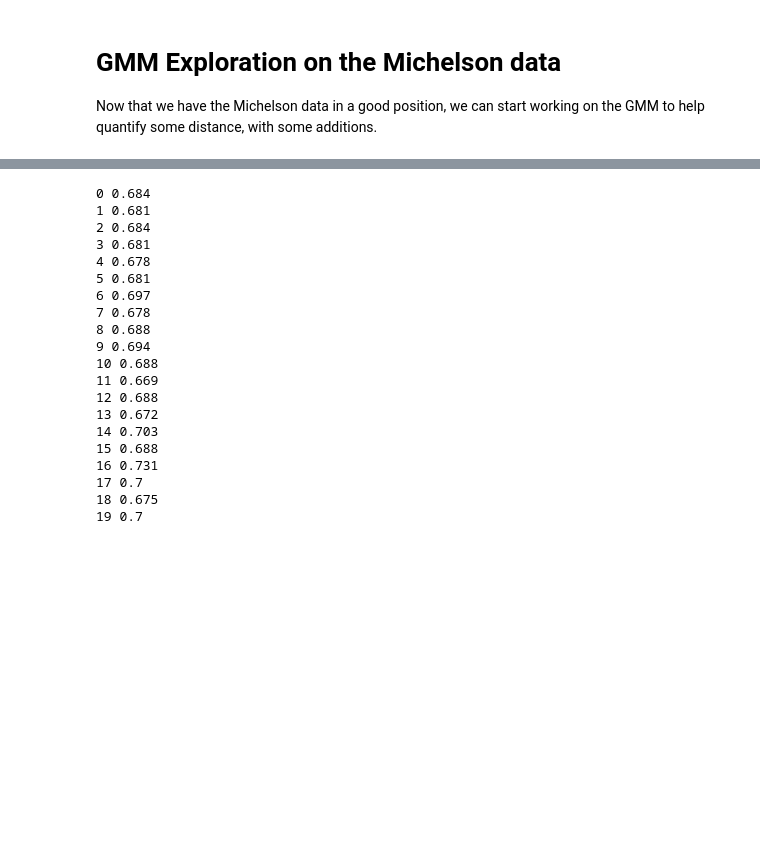
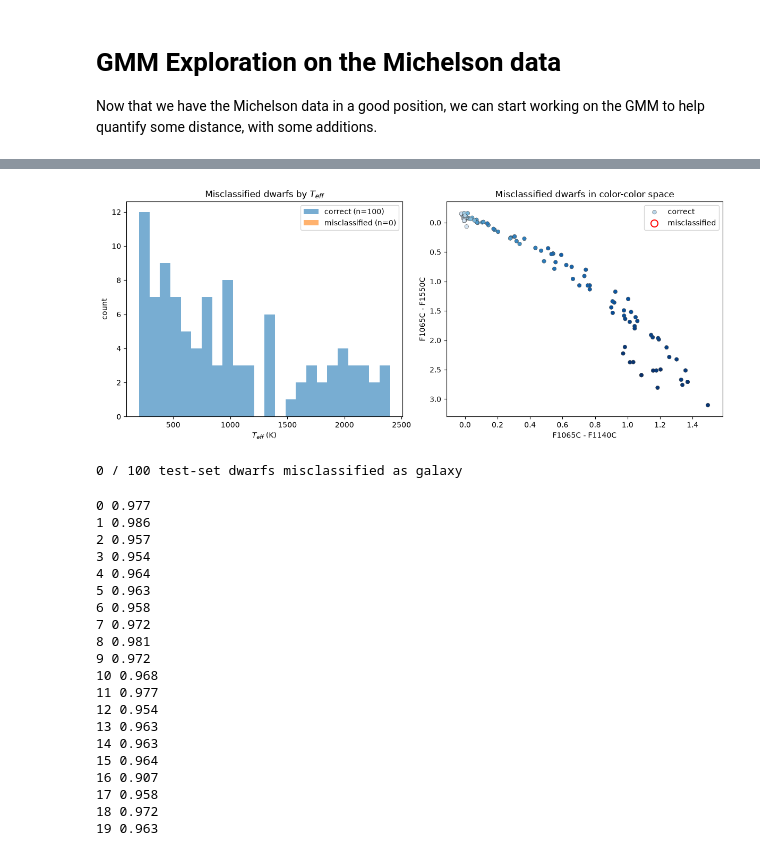
Before and after one commit to mitchell-foote/dwarfhunt, a Jupyter notebook: michelson-repro/michelson-gmm-exploration.ipynb, the cells around one changed output, grey strips where cells are left out. Cells and saved outputs as stored; diff of their text form; code cells hidden in the pictures; blank space fills up the shorter version.

```diff
--- a/michelson-repro/michelson-gmm-exploration.ipynb
+++ b/michelson-repro/michelson-gmm-exploration.ipynb
@@ -116,27 +160,63 @@ Balanced accuracy score: 0.6800
+# %%
+dwarf_mask = Y_test == 0
+correct_idx = idx_test[dwarf_mask & (pred_best == 0)]
+wrong_idx = idx_test[dwarf_mask & (pred_best != 0)]
+
+teff_correct = bobcat_planets["teff"][correct_idx]
+teff_wrong = bobcat_planets["teff"][wrong_idx]
+
+fig, axes = plt.subplots(1, 2, figsize=(12, 5))
+
+bins = np.linspace(bobcat_planets["teff"].min(), bobcat_planets["teff"].max(), 25)
+axes[0].hist(teff_correct, bins=bins, alpha=0.6, label=f"correct (n={len(teff_correct)})")
+axes[0].hist(teff_wrong, bins=bins, alpha=0.6, label=f"misclassified (n={len(teff_wrong)})")
+axes[0].set_xlabel("$T_{eff}$ (K)")
+axes[0].set_ylabel("count")
+axes[0].legend()
+axes[0].set_title("Misclassified dwarfs by $T_{eff}$")
+
+axes[1].scatter(X_test[dwarf_mask, 0], X_test[dwarf_mask, 1],
+               c=bobcat_planets["teff"][idx_test[dwarf_mask]], cmap=ccp.DWARF_CMAP,
+               s=28, edgecolors="0.25", linewidths=0.4, zorder=3, label="correct")
+axes[1].scatter(X_test[dwarf_mask & (pred_best != 0), 0],
+               X_test[dwarf_mask & (pred_best != 0), 1],
+               facecolors="none", edgecolors="red", s=90, linewidths=1.4,
+               zorder=4, label="misclassified")
+ccp.style_panel(axes[1], names[0], names[1])
+axes[1].legend()
+axes[1].set_title("Misclassified dwarfs in color-color space")
+
+plt.tight_layout()
+plt.show()
+
+print(f"{len(wrong_idx)} / {dwarf_mask.sum()} test-set dwarfs misclassified as galaxy")
+# %% [output]
+[figure, added]
+0 / 100 test-set dwarfs misclassified as galaxy
 # %%
 for seed in range(20):
     Xtr, Xte, ytr, yte = train_test_split(X, Y, test_size=0.4,
                                           stratify=Y, random_state=seed)
-    score, _ = fit_and_score(Xtr, ytr, Xte, yte, seed=seed)
+    score, _ = fit_and_score(Xtr, ytr, Xte, yte, n_components=K, seed=seed)
     print(seed, round(score, 3))
 # %% [output]
-0 0.684
-1 0.681
-2 0.684
-3 0.681
-4 0.678
-5 0.681
-6 0.697
-7 0.678
-8 0.688
-9 0.694
-10 0.688
-11 0.669
-12 0.688
-13 0.672
-14 0.703
-15 0.688
-16 0.731
-17 0.7
-18 0.675
-19 0.7
+0 0.977
+1 0.986
+2 0.957
+3 0.954
+4 0.964
+5 0.963
+6 0.958
+7 0.972
+8 0.981
+9 0.972
+10 0.968
+11 0.977
+12 0.954
+13 0.963
+14 0.963
+15 0.964
+16 0.907
+17 0.958
+18 0.972
+19 0.963
```
Also changed, not shown: parts of 7 cells of this notebook, 3 other files.
